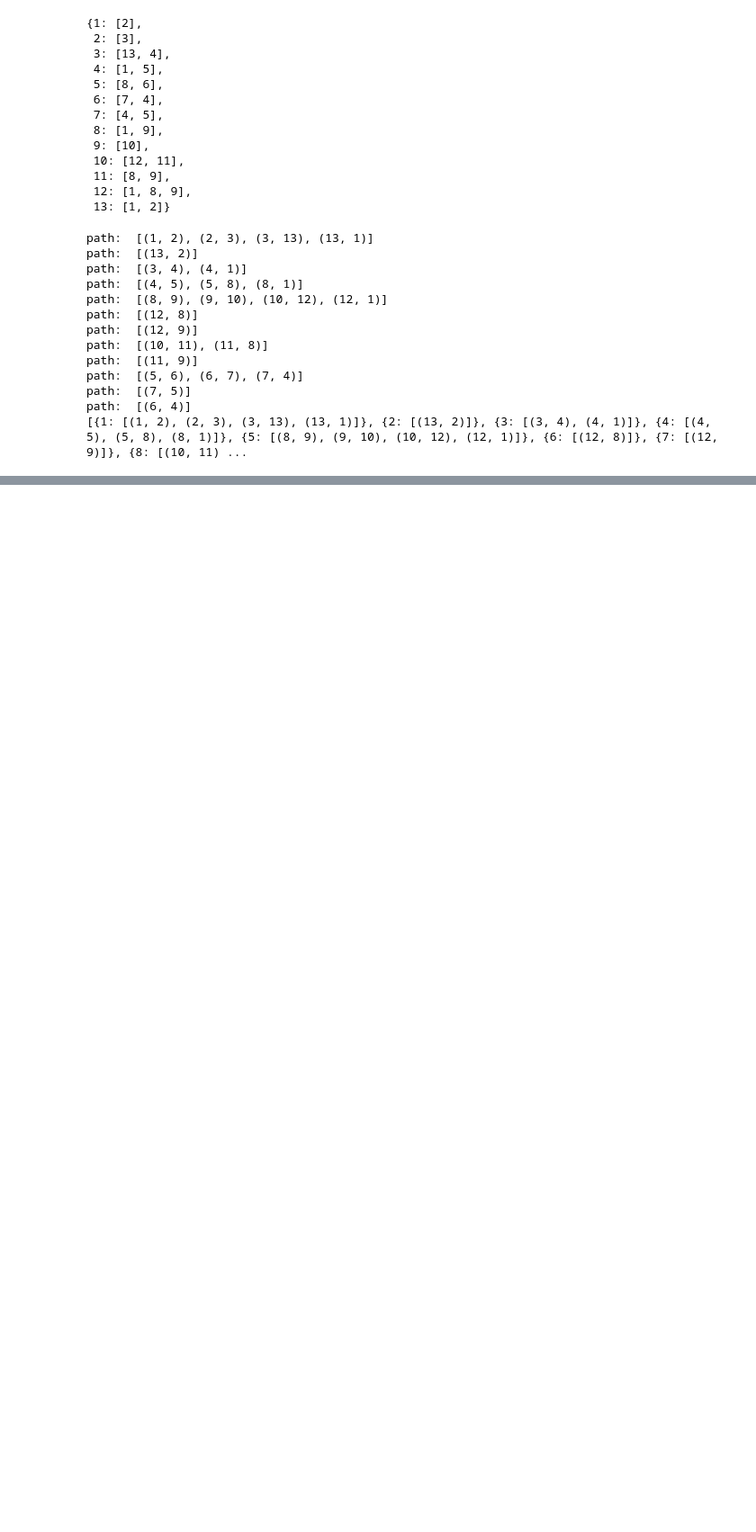
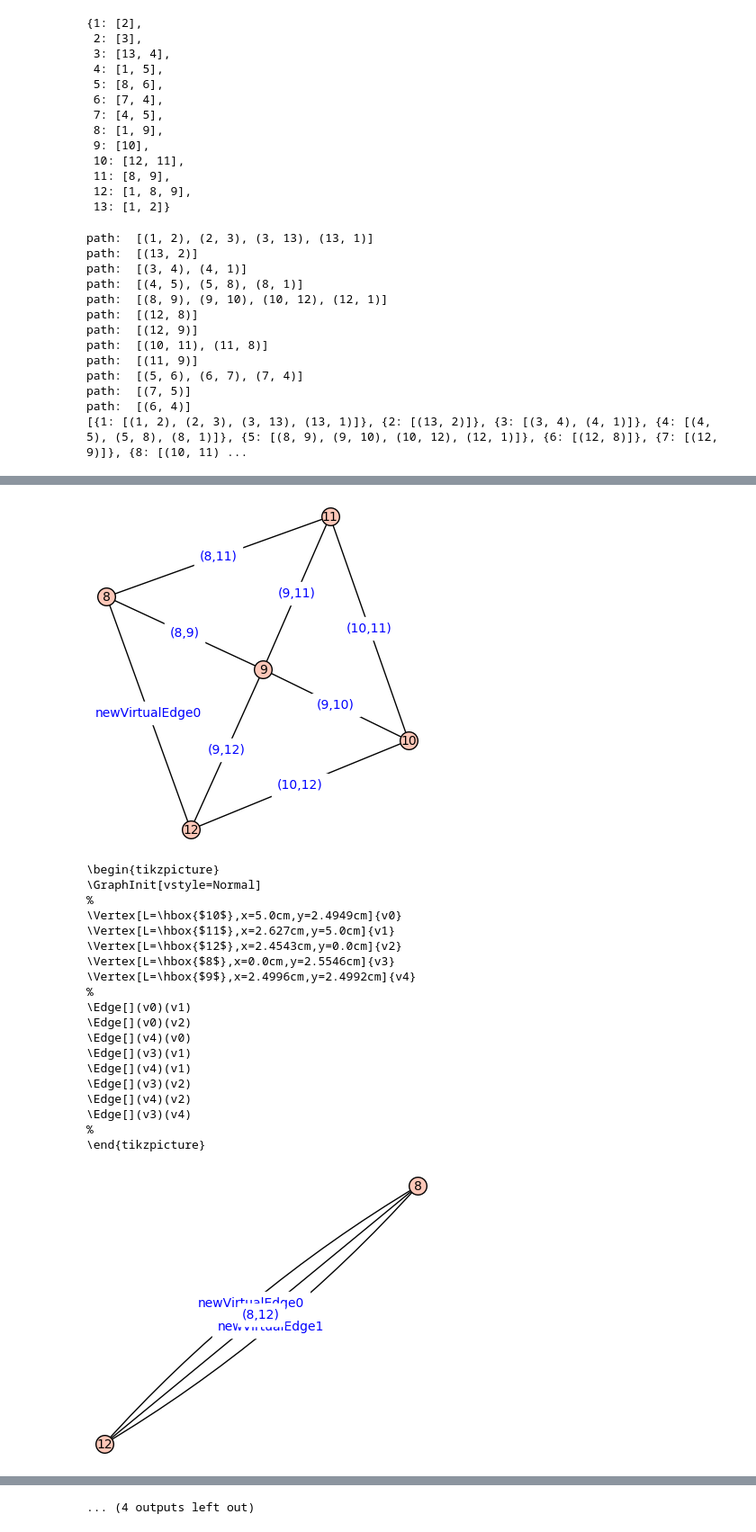
Before and after one commit to ackermanl77/tesis, a Jupyter notebook: ComponentesTriconexas.ipynb, the cells around one changed output, grey strips where cells are left out. Shown at 90% size. Cells and saved outputs as stored; diff of their text form; code cells hidden in the pictures; blank space fills up the shorter version.

```diff
--- a/ComponentesTriconexas.ipynb
+++ b/ComponentesTriconexas.ipynb
@@ -1589,0 +1850,35 @@ for componente in tric1.comp_list_new1:
+# %%
+componentes = tric1.get_triconnected_components()
+for componente in componentes:
+	grafo = Graph(componente[1], multiedges=True, sparse=True)
+	grafo.graphplot(edge_labels=True).show()
+	try:
+		opts = grafo.latex_options()
+		grafo.set_latex_options(tkz_style='Normal')
+		check_tkz_graph()
+		print(opts.tkz_picture())
+	except:
+		continue
+	#print(latex(grafo))
+# %% [output]
+[figure, added]
+\begin{tikzpicture}
+\GraphInit[vstyle=Normal]
+%
+\Vertex[L=\hbox{$10$},x=5.0cm,y=2.4949cm]{v0}
+\Vertex[L=\hbox{$11$},x=2.627cm,y=5.0cm]{v1}
+\Vertex[L=\hbox{$12$},x=2.4543cm,y=0.0cm]{v2}
+\Vertex[L=\hbox{$8$},x=0.0cm,y=2.5546cm]{v3}
+\Vertex[L=\hbox{$9$},x=2.4996cm,y=2.4992cm]{v4}
+%
+\Edge[](v0)(v1)
+\Edge[](v0)(v2)
+\Edge[](v4)(v0)
+\Edge[](v3)(v1)
+\Edge[](v4)(v1)
+\Edge[](v3)(v2)
+\Edge[](v4)(v2)
+\Edge[](v3)(v4)
+%
+\end{tikzpicture}
+[figure, added]
@@ -1590,3 +1933,4 @@ for componente in tric1.comp_list_new1:
+... (4 outputs left out)
 # %%
 tric = TriconnectivitySPQR(G)
 T = tric.get_spqr_tree()
```
Also changed, not shown: parts of 81 cells of this notebook, 6 other files.
